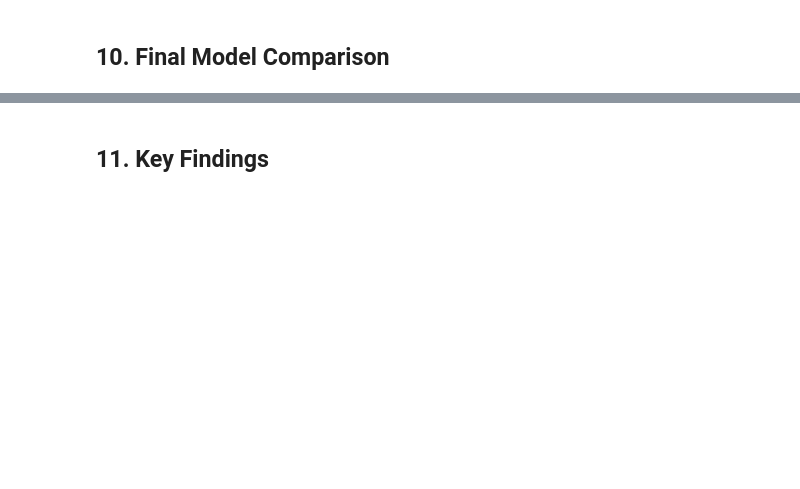
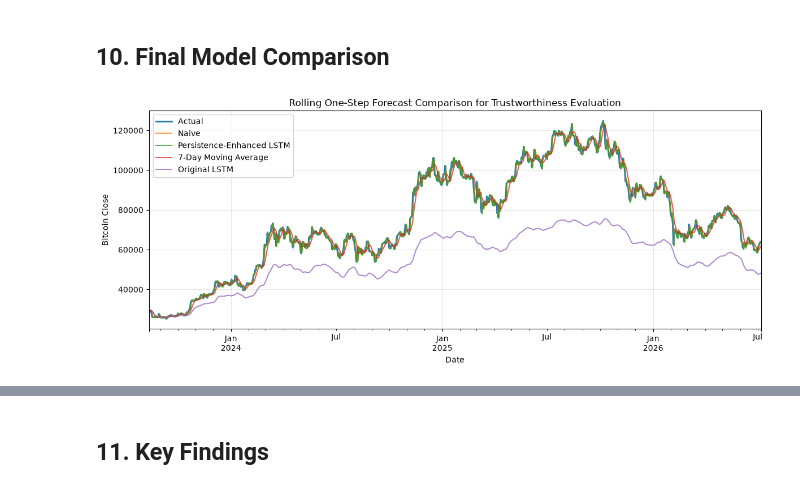
Before and after one commit to mdsoadsolaiman/TimeSeriesFoundationModels, a Jupyter notebook: notebooks/06_Trustworthiness.ipynb, the cells around one changed output, grey strips where cells are left out. Drawn from its saved outputs; the diff is of its cells as text; code cells hidden in the pictures; blank space fills up the shorter version.

Commit message:
trustworthyness chronos

```diff
--- a/notebooks/06_Trustworthiness.ipynb
+++ b/notebooks/06_Trustworthiness.ipynb
@@ -595,8 +814,21 @@ explainability_table = pd.DataFrame(
             "Reproducibility": 65,
             "Failure Detectability": 65,
         },
+        "Chronos-Bolt-Tiny": {
+            "Model Transparency": 35,
+            "Ease of Interpretation": 45,
+            "Computational Complexity": 90,
+            "Reproducibility": 90,
+            "Failure Detectability": 85,
+        },
     }
 ).T
-explainability_table = explainability_table.reindex(rolling_forecasts.keys()).dropna(how="all")
+explainability_table = explainability_table.reindex(rolling_model_names).dropna(how="all")
 explainability_table["Explainability Score"] = explainability_table.mean(axis=1)
-explainability_table
+explainability_rationale = pd.Series(
+    {
+        "Chronos-Bolt-Tiny": "Lower transparency than classical models and no task-specific training, but high reproducibility, strong failure detectability through quantile/diagnostic outputs, and low inference cost in this experiment.",
+    },
+    name="Rationale",
+)
+explainability_table.join(explainability_rationale, how="left")
@@ -617,6 +856,9 @@ def inverse_score(values):
     best = values.min()
     return (100 * best / values).clip(0, 100)
 
+
+# These are relative component scores from 0 to 100 within this benchmark set.
+# They are not literal forecasting accuracy percentages.
 accuracy_score = inverse_score(metrics_table["RMSE"])
 
 robustness_summary = regime_performance["RMSE"].unstack("Regime")
@@ -627,12 +869,16 @@ generalisation_summary = segment_generalisation["RMSE"].unstack("Segment")
 generalisation_penalty = generalisation_summary.mean(axis=1) + generalisation_summary.std(axis=1).fillna(0)
 generalisation_score = inverse_score(generalisation_penalty)
 
-coverage_component = 100 - (
-    (uncertainty_table["80% Coverage"] - 0.80).abs()
-    + (uncertainty_table["95% Coverage"] - 0.95).abs()
-) * 100
-coverage_component = coverage_component.clip(0, 100)
-width_component = inverse_score(uncertainty_table["Average 95% Width"])
+coverage_error_80 = (uncertainty_table["80% Coverage"] - 0.80).abs()
+coverage_error_95 = (uncertainty_table["95% Coverage"] - 0.95).abs()
+coverage_error = pd.concat([coverage_error_80, coverage_error_95], axis=1).mean(axis=1, skipna=True)
+coverage_component = (100 - coverage_error * 100).clip(0, 100)
+
+interval_width_for_score = uncertainty_table["Average 95% Width"].where(
+    uncertainty_table["Average 95% Width"].notna(),
+    uncertainty_table["Average 80% Width"],
+)
+width_component = inverse_score(interval_width_for_score)
 uncertainty_score = (0.70 * coverage_component + 0.30 * width_component).clip(0, 100)
 
 explainability_score = explainability_table["Explainability Score"]
@@ -739,15 +1007,18 @@ plt.show()
 # %%
 fig, ax = plt.subplots(figsize=(12, 5))
 y_test.plot(ax=ax, label="Actual", linewidth=2)
 for model_name in trust_scores.index:
-    rolling_forecasts[model_name].plot(ax=ax, label=model_name, alpha=0.75)
+    if model_name in rolling_forecasts:
+        rolling_forecasts[model_name].plot(ax=ax, label=model_name, alpha=0.75)
 ax.set_title("Rolling One-Step Forecast Comparison for Trustworthiness Evaluation")
 ax.set_xlabel("Date")
 ax.set_ylabel("Bitcoin Close")
 ax.legend()
 ax.grid(True, alpha=0.3)
 plt.tight_layout()
 plt.show()
 
 final_comparison = metrics_table.join(trust_scores[["Trust Score"]], how="left").sort_values("Trust Score", ascending=False)
 final_comparison
+# %% [output]
+[figure, added]
```
Also changed, not shown: parts of 25 cells of this notebook.
